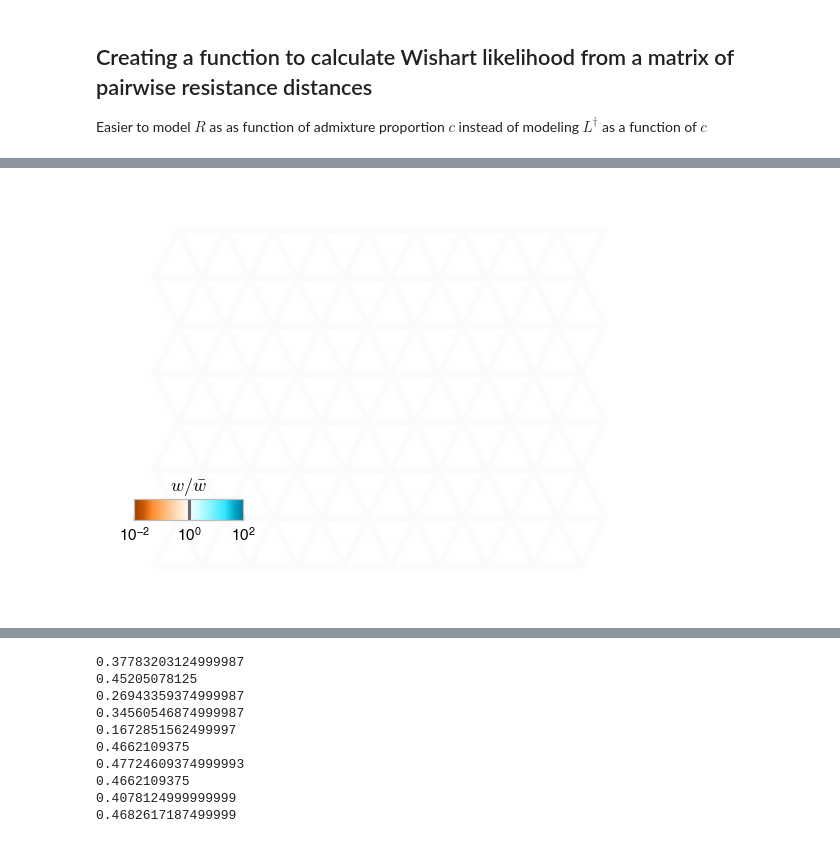
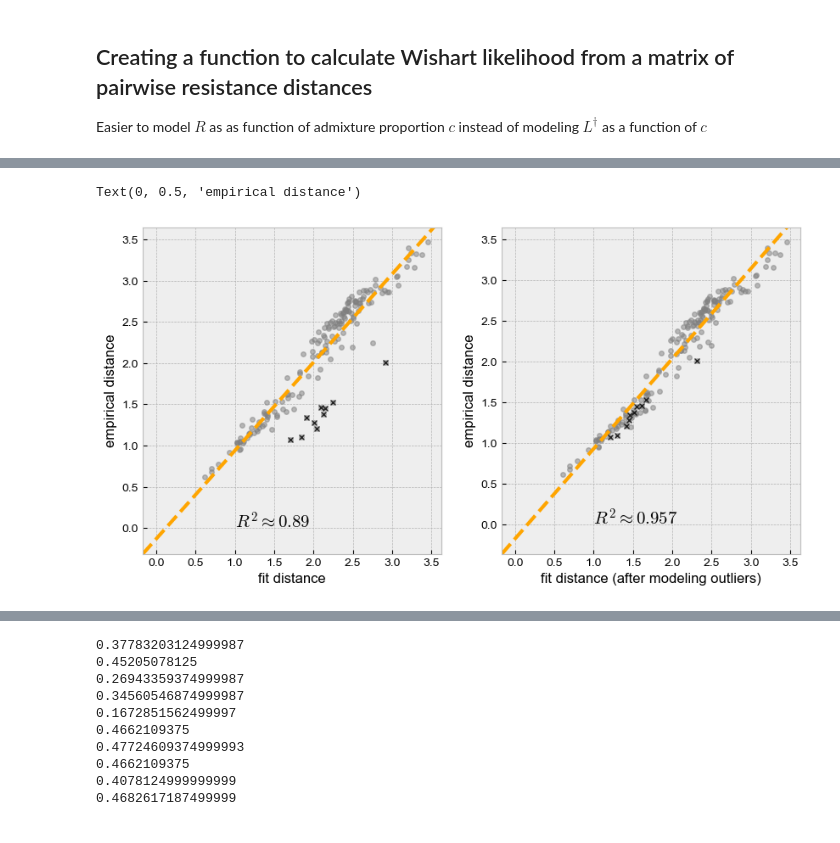
Before and after one commit to NovembreLab/feems, a Jupyter notebook: docs/notebooks/est-long-range.ipynb, the cells around one changed output, grey strips where cells are left out. Saved outputs shown, nothing was run; the diff lists cells and outputs as text; code cells hidden in the pictures.

```diff
--- a/docs/notebooks/est-long-range.ipynb
+++ b/docs/notebooks/est-long-range.ipynb
@@ -308,53 +393,61 @@ def get_FEEMS_udemes_nll_w_c(c, sp_graph, obj, lrn):
 # %%
-n_rows, n_columns = 8, 10
-graph_def, coord_def, grid_def, edge_def = setup_graph(n_rows=n_rows, n_columns=n_columns, corridor_w=1, barrier_w=1, barrier_prob=1.0, corridor_left_prob=1., corridor_right_prob=1., barrier_startpt=4, barrier_endpt=6, n_samples_per_node=15)
-# gen_test_2 = simulate_genotypes_w_admixture(graph_def, target_n_snps=800, n_print=700, long_range_nodes=[(22,57)], admixture_props=[0.0], time_of_adm=[100], n_e=1, dump=False)
+# n_rows, n_columns = 8, 10
+# graph_def, coord_def, grid_def, edge_def = setup_graph(n_rows=n_rows, n_columns=n_columns, corridor_w=1e-2, barrier_w=1e-2, barrier_prob=1.0, corridor_left_prob=1., corridor_right_prob=1., barrier_startpt=4, barrier_endpt=6, n_samples_per_node=15)
+# gen_test_2 = simulate_genotypes_w_admixture(graph_def, target_n_snps=800, n_print=700, long_range_nodes=[(22,57),(10,77),(19,63)], admixture_props=[0.5,0.3,0.8], time_of_adm=[1e-6,1e-4,1e-4], n_e=10, dump=False)
 # sp_graph = FEEMSmix_SpatialGraph(gen_test_2, coord_def, grid_def, edge_def)
 # %time sp_graph.fit(lamb=3., optimize_q='n-dim', lamb_q=1.); obj = FEEMSmix_Objective(sp_graph); obj.inv(); obj.grad(reg=False); #oldw = sp_graph.w; olds2 = sp_graph.s2
-# df = obj.extract_outliers(0.01,verbose=False)
+# df = obj.extract_outliers(0.001,verbose=False)
 # plt.plot(oldw,np.exp(newres[0][:sp_graph.size()]),'ko',alpha=0.5); plt.axline((1,1),slope=1,color='grey'); plt.xlabel(r'$\hat w$ before joint optimization'); plt.ylabel(r'$\hat w$ after')
 # plt.plot(olds2,np.exp(newres[0][sp_graph.size():-2]),'ko',alpha=0.5); plt.axline((1,1),slope=1,color='grey'); plt.plot(olds2[57],np.exp(newres[0][sp_graph.size():-2])[57],'r*'); plt.xlabel(r'$\hat \sigma^2$ before joint optimization'); plt.ylabel(r'$\hat \sigma^2$ after')
 # np.exp(newres[0][sp_graph.size():-1])
 # fig = plt.figure(dpi=110)
 # ax = fig.add_subplot(1, 1, 1)
 # v = Viz(ax, sp_graph, projection=ccrs.Mercator(), edge_width=2, abs_max=0.25,
 #         edge_alpha=1, edge_zorder=100, sample_pt_size=20, obs_node_size=7.5, sample_pt_color="black", cbar_font_size=10)
 # v.draw_edges(use_weights=True); v.draw_obs_nodes(use_ids=False); v.draw_edge_colorbar()
 # sp_graph.fit(lamb=3., optimize_q=None, option='onlyc', long_range_edges=[(23,56)]); sp_graph.c
 # sp_graph.q
-# fit_cov, _, emp_cov = comp_mats(obj)
-# fit_dist = cov_to_dist(fit_cov)[np.tril_indices(sp_graph.n_observed_nodes, k=-1)]
-# emp_dist = cov_to_dist(emp_cov)[np.tril_indices(sp_graph.n_observed_nodes, k=-1)]
-# X = sm.add_constant(fit_dist)
-# mod = sm.OLS(emp_dist, X)
-# res = mod.fit()
-# muhat, betahat = res.params
-# plt.plot(fit_dist, emp_dist, 'o', color='grey', alpha=0.5, markersize=4); plt.axline((0,muhat), slope=betahat, color='orange', ls='--', lw=3)
-# plt.text(1, 0.5, r'$R^2 \approx {}$'.format(np.around(res.rsquared_adj,2)), fontsize=15); plt.xlabel('fit distance'); plt.ylabel('empirical distance')
+
+fig = plt.figure(figsize=(10,5))
+plt.subplot(121)
+fit_cov, _, emp_cov = comp_mats(obj)
+fit_dist = cov_to_dist(fit_cov)[np.tril_indices(sp_graph.n_observed_nodes, k=-1)]
+emp_dist = cov_to_dist(emp_cov)[np.tril_indices(sp_graph.n_observed_nodes, k=-1)]
+X = sm.add_constant(fit_dist)
+mod = sm.OLS(emp_dist, X)
+res = mod.fit()
+muhat, betahat = res.params
+# pvals = sp.stats.norm.cdf(np.log(emp_dist)-np.log(fit_dist)-np.mean(np.log(emp_dist)-np.log(fit_dist)), 0, np.std(np.log(emp_dist)-np.log(fit_dist)))
+med = np.median(np.log(emp_dist)-np.log(fit_dist))
+mad = 1.4826*np.median(np.abs(np.log(emp_dist)-np.log(fit_dist) - med))
+mvals = (np.log(emp_dist)-np.log(fit_dist) - med)/mad
+plt.plot(fit_dist, emp_dist, 'o', color='grey', alpha=0.5, markersize=4); plt.axline((0,muhat), slope=betahat, color='orange', ls='--', lw=3)
+plt.plot(fit_dist[mvals<-3], emp_dist[mvals<-3], 'kx', alpha=0.8, markersize=4)
+plt.text(1, 0., r'$R^2 \approx {}$'.format(np.around(res.rsquared_adj,3)), fontsize=15); plt.xlabel('fit distance'); plt.ylabel('empirical distance');
+
+plt.subplot(122)
+# resmat = get_resmat_mult([0.5,1,0.3], sp_graph, obj, [(22,57),(19,63),(10,77)], 'sampled')
+resmat = get_resmat(0.45, sp_graph, obj, [(59,10)], 'unsampled')
+res_dist = np.array(cov_to_dist(-0.5*resmat)[np.tril_indices(sp_graph.n_observed_nodes, k=-1)])[0]
+X = sm.add_constant(res_dist.T)
+mod = sm.OLS(emp_dist, X)
+res = mod.fit()
+muhat, betahat = res.params
+plt.plot(res_dist.T, emp_dist, 'o', color='grey', alpha=0.5, markersize=4); plt.axline((0,muhat), slope=betahat, color='orange', ls='--', lw=3)
+plt.plot(res_dist.T[mvals<-3], emp_dist[mvals<-3], 'kx', alpha=0.8, markersize=4)
+plt.text(1, 0., r'$R^2 \approx {}$'.format(np.around(res.rsquared_adj,3)), fontsize=15); plt.xlabel('fit distance (after modeling outliers)'); plt.ylabel('empirical distance')
 
 # lle, te = get_best_lre(sp_graph, gen_test_2, coord_def, grid_def, edge_def, k=2, top=5, nchoose=100, option='hard')
 # defw = sp_graph.w; defq = sp_graph.q
-# obj = Joint_Objective(sp_graph); obj.inv(); obj.grad(reg=False)
+# obj = FEEMSmix_Objective(sp_graph); obj.inv(); obj.grad(reg=False)
 # gr = obj.grad_obj
 # sp_graph = Joint_SpatialGraph(gen_test_80, coord_def, grid_def, edge_def)
 # sp_graph.fit(lamb=3., optimize_q='n-dim', option='joint', long_range_edges=[(23,56)], c=0.2); #sp_graph.fit(lamb=3., optimize_q='n-dim', option='onlyc', long_range_edges=[(23,56)], c=0.2)
 # jtw = sp_graph.w; jtq = sp_graph.q
-# obj = Joint_Objective(sp_graph, option= 'joint'); obj.inv(); obj.grad(reg=False)
 # grjt = obj.grad_obj
 # plt.plot(defw, jtw, 'ko'); plt.plot(defw,defw,ls='-',color='grey'); plt.xlabel('default weights'); plt.ylabel('weights with $c=0$'); plt.show()
 # plt.plot(defq, jtq, 'ko'); plt.plot(defq,defq,ls='-',color='grey'); plt.xlabel('default $q$'); plt.ylabel('$q$ with $c=0$')
 # plt.plot(gr, grjt, 'ko'); plt.plot(gr,gr,ls='-',color='grey'); plt.xlabel('gradient of obj (default)'); plt.ylabel('gradient of obj (with $c=0$)')
+# %% [output]
+Text(0, 0.5, 'empirical distance')
+[figure, added]
-# %%
-fig = plt.figure(dpi=110)
-ax = fig.add_subplot(1, 1, 1)
-v = Viz(ax, sp_graph, obj, projection=ccrs.Mercator(), edge_width=4,
-        edge_alpha=1, edge_zorder=100, sample_pt_size=20, obs_node_size=7.5, sample_pt_color="black", cbar_font_size=12, cbar_ticklabelsize=10)
-v.draw_edges(use_weights=True); v.draw_edge_colorbar();
-# ax.scatter(v.grid[53,0],v.grid[53,1],marker='x',color='b'); ax.scatter(v.grid[56,0],v.grid[56,1],marker='x',color='b');
-for i in range(sp_graph.n_observed_nodes):
-        ax.scatter(v.grid[i,0],v.grid[i,1],marker='o',color='grey',s=15/sp_graph.q[i])
-
-# plt.plot(defq, jtq, 'ko'); plt.plot(defq,defq,ls='-',color='grey');
-# plt.plot(jtw0, jtw, 'ko'); plt.plot(defq,defq,ls='-',color='grey');
-# %% [output]
-[figure, removed]
```
Also changed, not shown: parts of 26 cells of this notebook, 9 other files.
